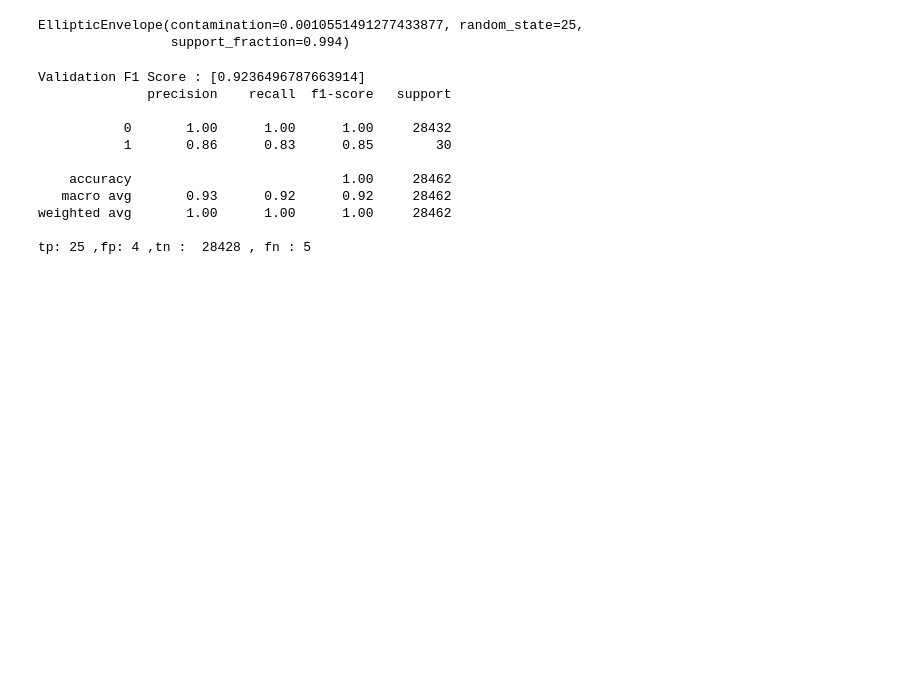
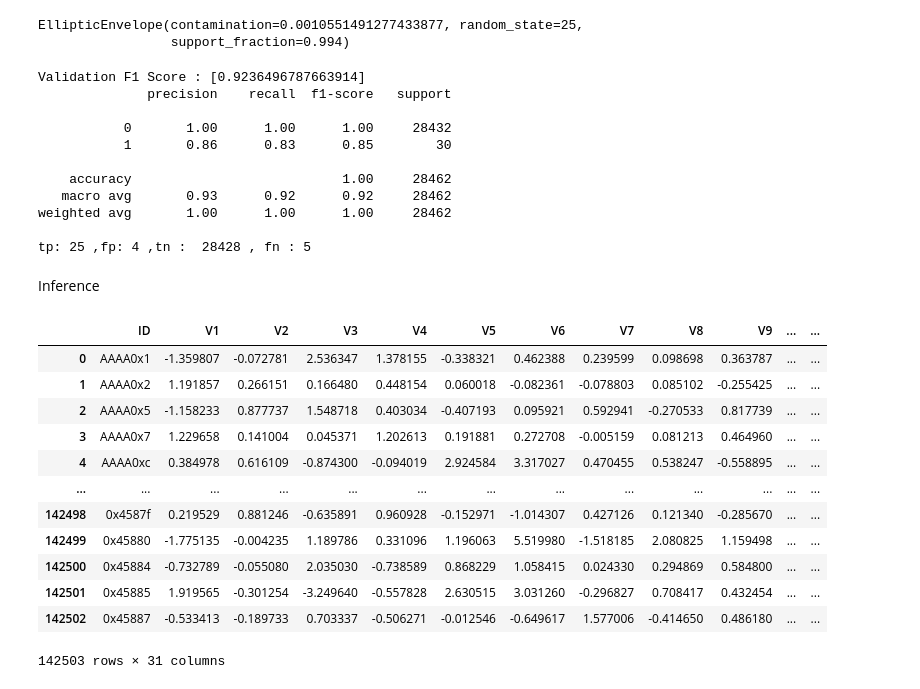
Before and after one commit to Owening2/Creditcard_Fraud_Detection, a Jupyter notebook: pytorch.ipynb, the cells around one changed output. Cells and saved outputs as stored; diff of their text form; code cells hidden in the pictures; blank space fills up the shorter version.

```diff
--- a/pytorch.ipynb
+++ b/pytorch.ipynb
@@ -85,3 +87,22 @@ Validation F1 Score : [0.9236496787663914]
 weighted avg       1.00      1.00      1.00     28462
 
 tp: 25 ,fp: 4 ,tn :  28428 , fn : 5
+# %% [markdown]
+Inference
+# %%
+test_df = pd.read_csv('./data/test.csv')
+test_df
+# %% [output]
+|  | ID | V1 | V2 | V3 | V4 | V5 | V6 | V7 | V8 | V9 | ... | ... |
+| 0 | AAAA0x1 | -1.359807 | -0.072781 | 2.536347 | 1.378155 | -0.338321 | 0.462388 | 0.239599 | 0.098698 | 0.363787 | ... | ... |
+| 1 | AAAA0x2 | 1.191857 | 0.266151 | 0.166480 | 0.448154 | 0.060018 | -0.082361 | -0.078803 | 0.085102 | -0.255425 | ... | ... |
+| 2 | AAAA0x5 | -1.158233 | 0.877737 | 1.548718 | 0.403034 | -0.407193 | 0.095921 | 0.592941 | -0.270533 | 0.817739 | ... | ... |
+| 3 | AAAA0x7 | 1.229658 | 0.141004 | 0.045371 | 1.202613 | 0.191881 | 0.272708 | -0.005159 | 0.081213 | 0.464960 | ... | ... |
+| 4 | AAAA0xc | 0.384978 | 0.616109 | -0.874300 | -0.094019 | 2.924584 | 3.317027 | 0.470455 | 0.538247 | -0.558895 | ... | ... |
+| ... | ... | ... | ... | ... | ... | ... | ... | ... | ... | ... | ... | ... |
+| 142498 | 0x4587f | 0.219529 | 0.881246 | -0.635891 | 0.960928 | -0.152971 | -1.014307 | 0.427126 | 0.121340 | -0.285670 | ... | ... |
+| 142499 | 0x45880 | -1.775135 | -0.004235 | 1.189786 | 0.331096 | 1.196063 | 5.519980 | -1.518185 | 2.080825 | 1.159498 | ... | ... |
+| 142500 | 0x45884 | -0.732789 | -0.055080 | 2.035030 | -0.738589 | 0.868229 | 1.058415 | 0.024330 | 0.294869 | 0.584800 | ... | ... |
+| 142501 | 0x45885 | 1.919565 | -0.301254 | -3.249640 | -0.557828 | 2.630515 | 3.031260 | -0.296827 | 0.708417 | 0.432454 | ... | ... |
+| 142502 | 0x45887 | -0.533413 | -0.189733 | 0.703337 | -0.506271 | -0.012546 | -0.649617 | 1.577006 | -0.414650 | 0.486180 | ... | ... |
+142503 rows × 31 columns
```
Also changed, not shown: parts of 7 cells of this notebook.
